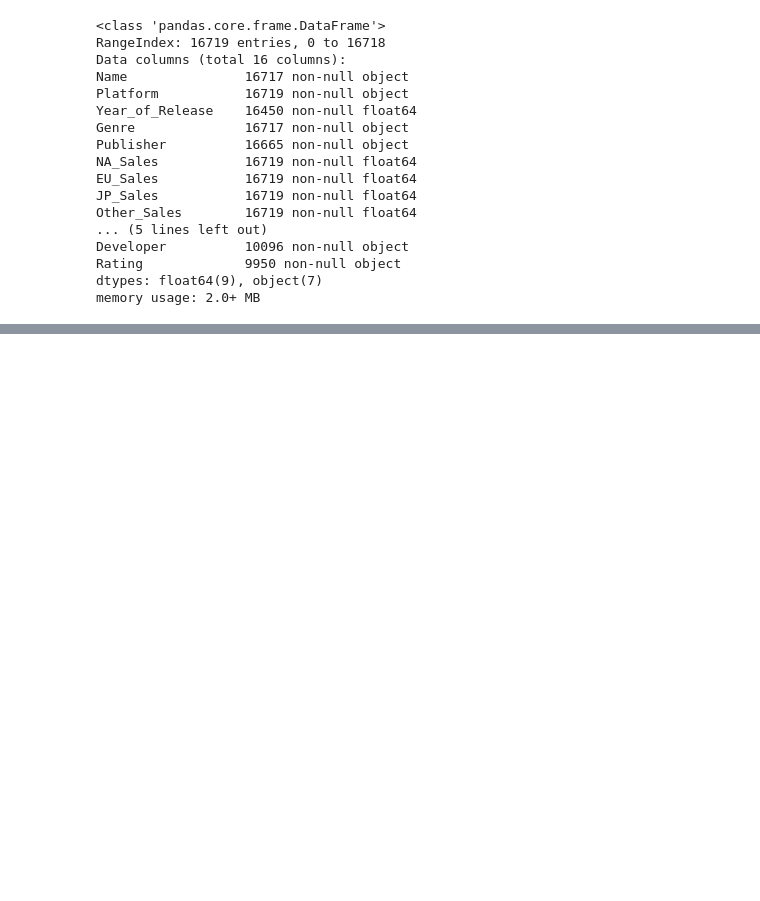
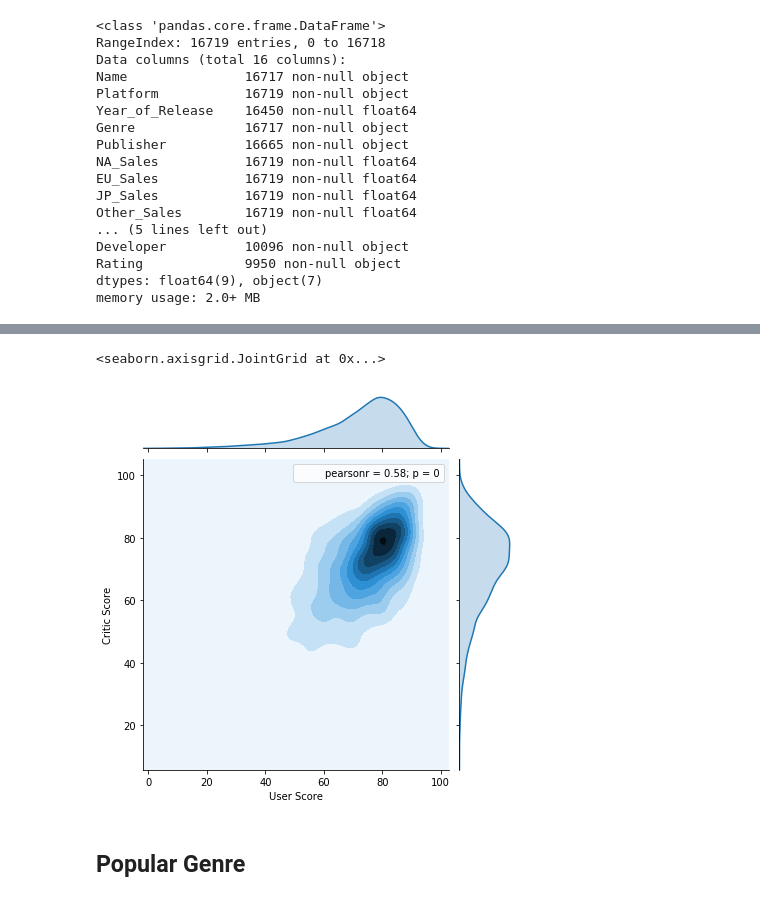
Before and after one commit to PedroLFerreira/Videogame-Data-Mining, a Jupyter notebook: videogames.ipynb, the cells around one changed output, grey strips where cells are left out. Cells and saved outputs as stored; diff of their text form; code cells hidden in the pictures; blank space fills up the shorter version.

```diff
--- a/videogames.ipynb
+++ b/videogames.ipynb
@@ -73,0 +92,8 @@ sns.distplot(df['Critic_Score'])
+# %%
+plot = sns.jointplot(x="User_Score", y="Critic_Score", data=df, kind="kde")
+plot.set_axis_labels('User Score', 'Critic Score')
+# %% [output]
+<seaborn.axisgrid.JointGrid at 0x...>
+[figure, added]
+# %% [markdown]
+## Popular Genre
```
Also changed, not shown: parts of 27 cells of this notebook, 1 other file.
